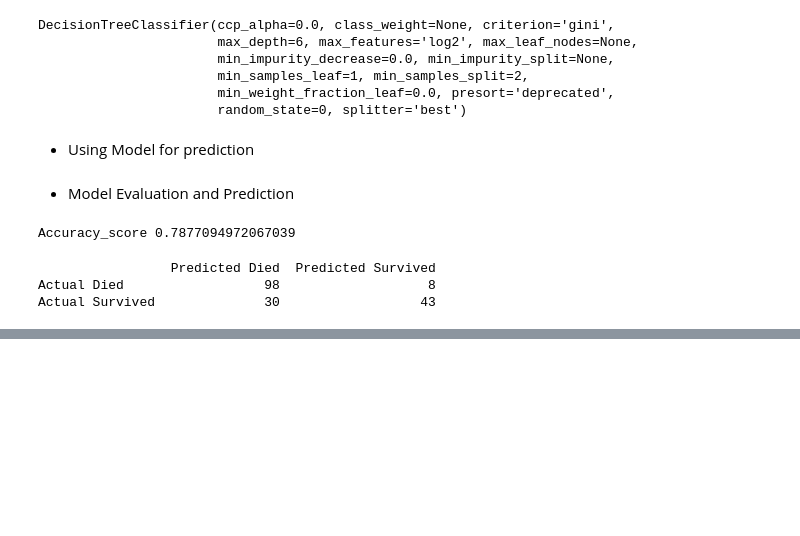
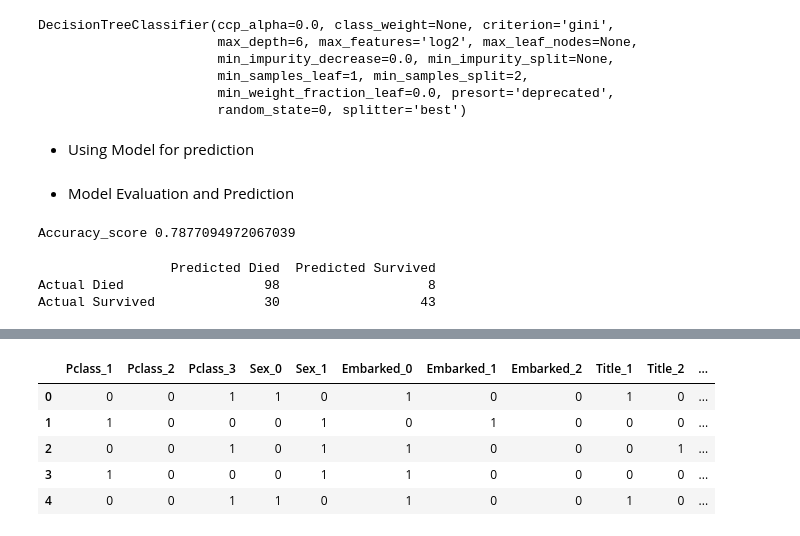
Before and after one commit to ParasNandwani/MLmodels, a Jupyter notebook: DecisionTree.ipynb, the cells around one changed output, grey strips where cells are left out. Drawn from its saved outputs; the diff is of its cells as text; code cells hidden in the pictures; blank space fills up the shorter version.

```diff
--- a/DecisionTree.ipynb
+++ b/DecisionTree.ipynb
@@ -394,0 +603,4 @@ Actual Survived              30                  43
+# %%
+data['FareBand'] = data['FareBand'].map( {'(-0.001, 7.91]': 0, '(31.0, 512.329]': 3, '(7.91, 14.454]': 1, '(14.454, 31.0]':2 } ).astype(int)
+# %%
+data['AgeBand'] = data['AgeBand'].map( {'(0.419, 22.0]': 0, '(35.0, 80.0]': 3, '(22.0, 29.699]': 1, '(29.699, 35.0]':2 } ).astype(int)
@@ -394,0 +616,3 @@ Actual Survived              30                  43
+# %%
+dataDump=data.copy()
+df=dataDump.drop(['Survived','Age','Fare'],axis=1)
@@ -394,0 +638,17 @@ Actual Survived              30                  43
+# %%
+df3=pd.DataFrame()
+# %%
+for col in df.columns:
+  df3[col]=df[col].astype('category')
+
+Target=['Survived']
+data1_x_bin=pd.concat([pd.get_dummies(df3),data[['Age','Fare']]],axis=1)
+data1_x_bin.drop(columns=['Age','Fare'],inplace=True)
+data1_x_bin.head()
+# %% [output]
+|  | Pclass_1 | Pclass_2 | Pclass_3 | Sex_0 | Sex_1 | Embarked_0 | Embarked_1 | Embarked_2 | Title_1 | Title_2 | ... |
+| 0 | 0 | 0 | 1 | 1 | 0 | 1 | 0 | 0 | 1 | 0 | ... |
+| 1 | 1 | 0 | 0 | 0 | 1 | 0 | 1 | 0 | 0 | 0 | ... |
+| 2 | 0 | 0 | 1 | 0 | 1 | 1 | 0 | 0 | 0 | 1 | ... |
+| 3 | 1 | 0 | 0 | 0 | 1 | 1 | 0 | 0 | 0 | 0 | ... |
+| 4 | 0 | 0 | 1 | 1 | 0 | 1 | 0 | 0 | 1 | 0 | ... |
```
Also changed, not shown: parts of 34 cells of this notebook.
